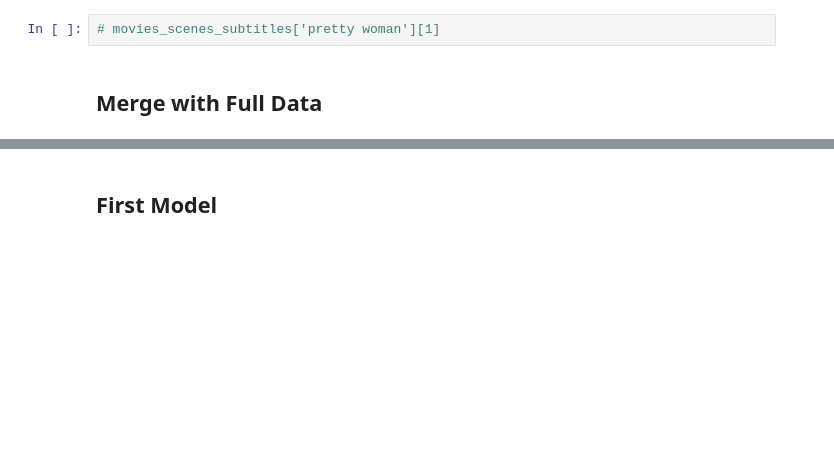
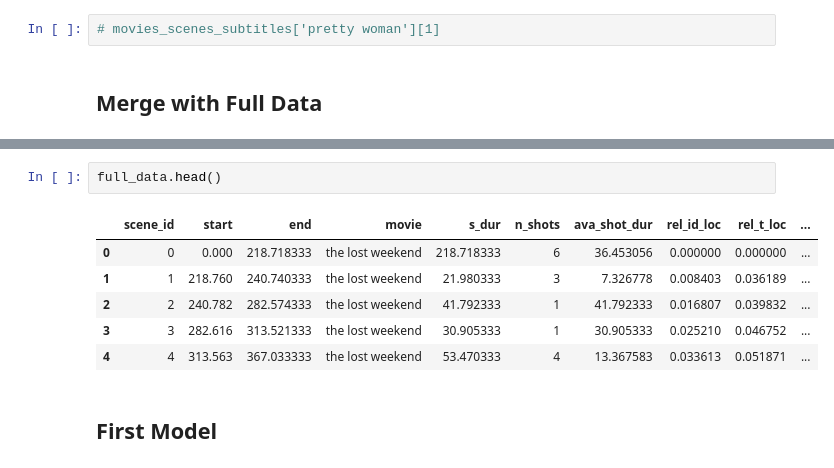
Before and after one commit to C7A7A/story-beats, a Jupyter notebook: story-beats.ipynb, the cells around one changed output, grey strips where cells are left out. Saved outputs shown, nothing was run; the diff lists cells and outputs as text; blank space fills up the shorter version.

```diff
--- a/story-beats.ipynb
+++ b/story-beats.ipynb
@@ -324,3 +351,12 @@ movies_scenes_subtitles['four weddings and a funeral'][3]
+# %%
+full_data.head()
+# %% [output]
+|  | scene_id | start | end | movie | s_dur | n_shots | ava_shot_dur | rel_id_loc | rel_t_loc | ... |
+| 0 | 0 | 0.000 | 218.718333 | the lost weekend | 218.718333 | 6 | 36.453056 | 0.000000 | 0.000000 | ... |
+| 1 | 1 | 218.760 | 240.740333 | the lost weekend | 21.980333 | 3 | 7.326778 | 0.008403 | 0.036189 | ... |
+| 2 | 2 | 240.782 | 282.574333 | the lost weekend | 41.792333 | 1 | 41.792333 | 0.016807 | 0.039832 | ... |
+| 3 | 3 | 282.616 | 313.521333 | the lost weekend | 30.905333 | 1 | 30.905333 | 0.025210 | 0.046752 | ... |
+| 4 | 4 | 313.563 | 367.033333 | the lost weekend | 53.470333 | 4 | 13.367583 | 0.033613 | 0.051871 | ... |
 # %% [markdown]
 ## First Model
 # %% [markdown]
```
Also changed, not shown: parts of 8 cells of this notebook.
